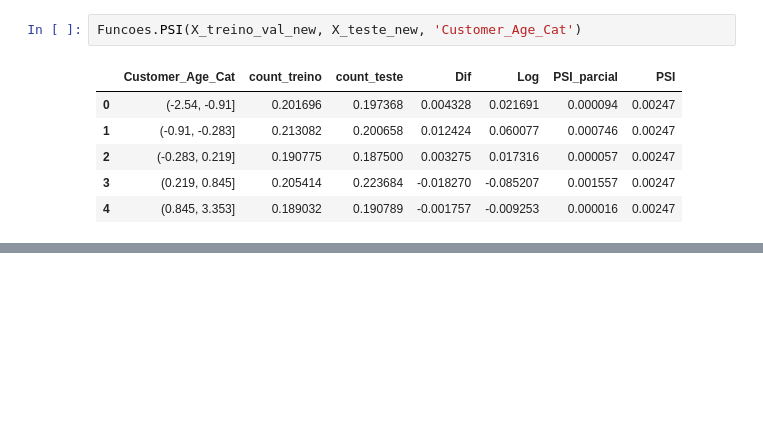
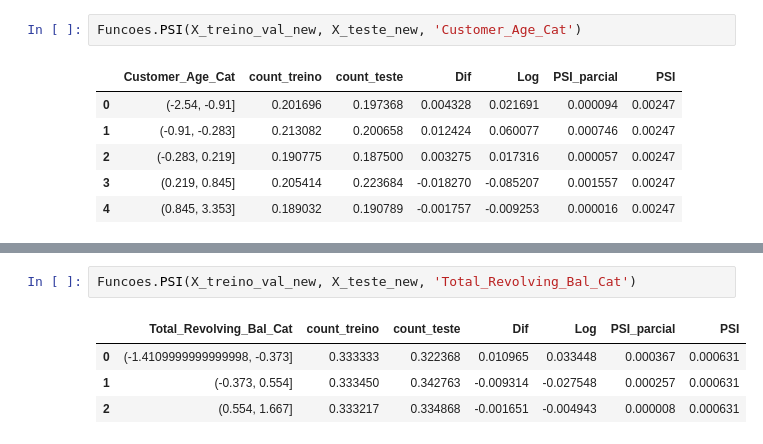
Before and after one commit to HugoCalegari/Estudo_Cartao_Credito, a Jupyter notebook: vCartao_Credito/2.Modelagem/4.Modelos_finais.ipynb, the cells around one changed output, grey strips where cells are left out. Cells and saved outputs as stored; diff of their text form; blank space fills up the shorter version.

```diff
--- a/vCartao_Credito/2.Modelagem/4.Modelos_finais.ipynb
+++ b/vCartao_Credito/2.Modelagem/4.Modelos_finais.ipynb
@@ -616,0 +677,7 @@ Funcoes.PSI(X_treino_val_new, X_teste_new, 'Customer_Age_Cat')
+# %%
+Funcoes.PSI(X_treino_val_new, X_teste_new, 'Total_Revolving_Bal_Cat')
+# %% [output]
+|  | Total_Revolving_Bal_Cat | count_treino | count_teste | Dif | Log | PSI_parcial | PSI |
+| 0 | (-1.4109999999999998, -0.373] | 0.333333 | 0.322368 | 0.010965 | 0.033448 | 0.000367 | 0.000631 |
+| 1 | (-0.373, 0.554] | 0.333450 | 0.342763 | -0.009314 | -0.027548 | 0.000257 | 0.000631 |
+| 2 | (0.554, 1.667] | 0.333217 | 0.334868 | -0.001651 | -0.004943 | 0.000008 | 0.000631 |
```
Also changed, not shown: parts of 21 cells of this notebook.
